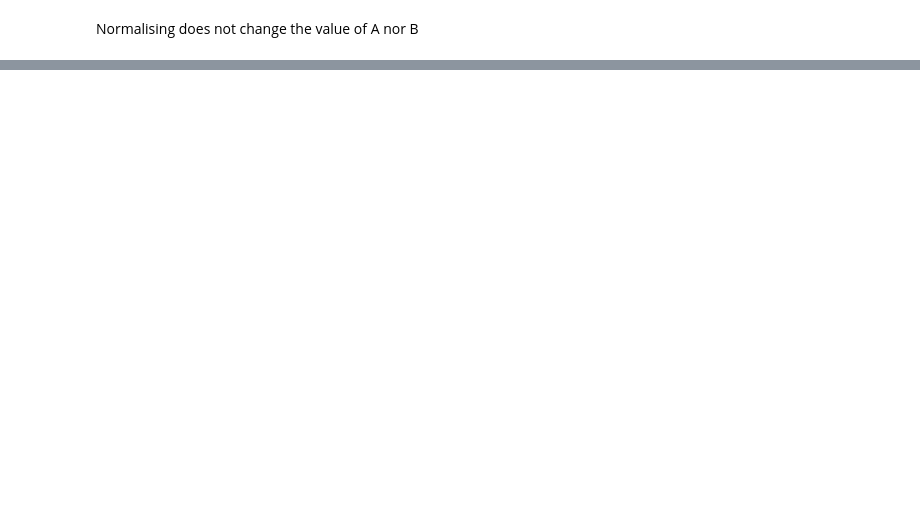
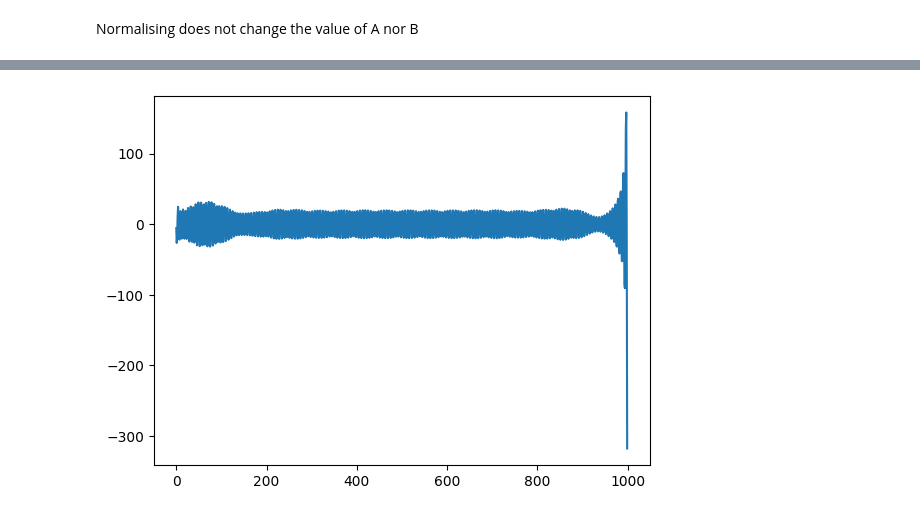
Before and after one commit to PizzaManStarted/projet_signal, a Jupyter notebook: code.ipynb, the cells around one changed output, grey strips where cells are left out. Drawn from its saved outputs; the diff is of its cells as text; code cells hidden in the pictures; blank space fills up the shorter version.

```diff
--- a/code.ipynb
+++ b/code.ipynb
@@ -256,0 +287,12 @@ Normalising does not change the value of A nor B
+# %%
+# Let's apply the filter to our function
+
+
+
+output_signal = signal.filtfilt(B_caueur, A_caueur,  sin_samples)
+
+
+
+simple_plot(output_signal)
+# %% [output]
+[figure, added]
```
Also changed, not shown: parts of 26 cells of this notebook, 1 other file.
